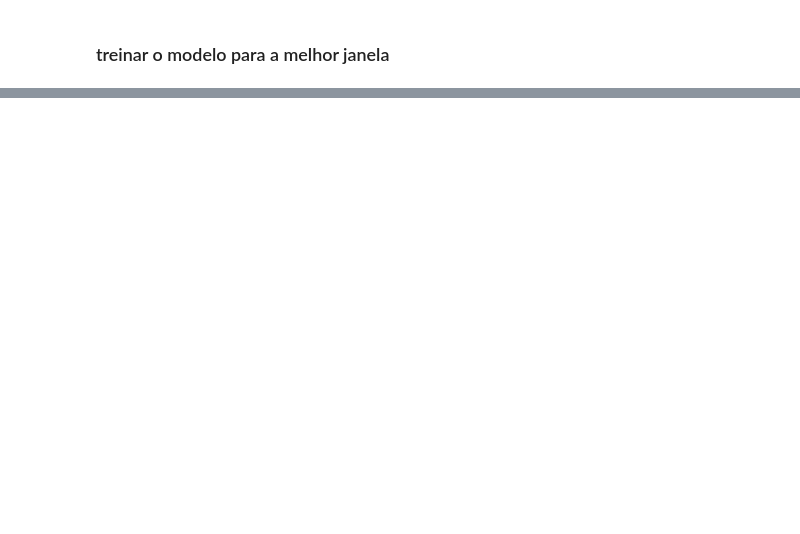
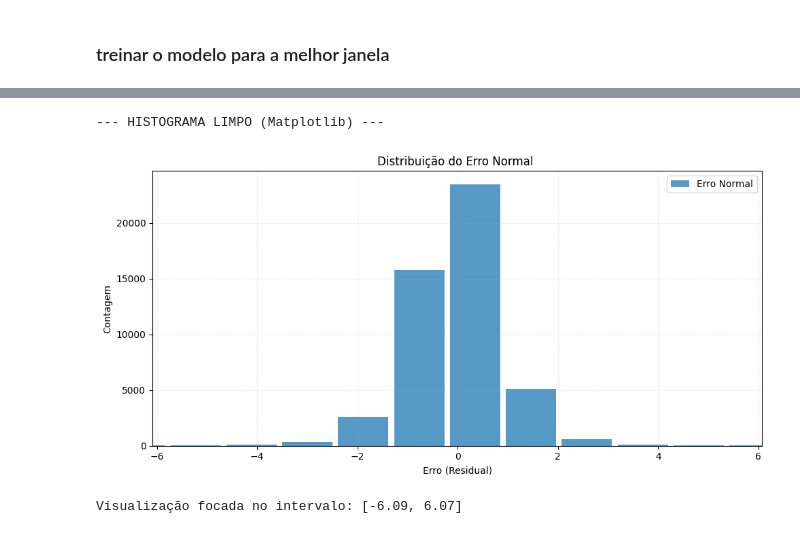
Before and after one commit to andreferraria453/tcdtp1, a Jupyter notebook: exercises/a_ex3_10.ipynb, the cells around one changed output, grey strips where cells are left out. Cells and saved outputs as stored; diff of their text form; code cells hidden in the pictures; blank space fills up the shorter version.

```diff
--- a/exercises/a_ex3_10.ipynb
+++ b/exercises/a_ex3_10.ipynb
@@ -494,0 +374,42 @@ CONCLUSÃO: Como o desvio é enorme, o sistema pode marcar isto como um erro e d
+# %%
+import matplotlib.pyplot as plt
+import numpy as np
+
+print("--- HISTOGRAMA LIMPO (Matplotlib) ---")
+
+# 1. CALCULAR OS RESÍDUOS
+residuals = y_clean_target - y_pred_ideal
+
+# Calcular estatísticas apenas para definir o zoom
+media = np.mean(residuals)
+std = np.std(residuals)
+
+# 2. PLOT
+plt.figure(figsize=(10, 5))
+
+# Histograma
+# bins=100: Garante boa resolução
+# rwidth=0.9: Dá um pequeno espaço entre as barras para leitura fácil
+plt.hist(residuals, bins=100, color='#1f77b4', alpha=0.75, rwidth=0.9, label='Erro Normal')
+
+# 3. DIMINUIR O EIXO X (ZOOM NA DISTRIBUIÇÃO)
+# Focamos em +/- 4 vezes o desvio padrão.
+# Isto corta o espaço vazio nas pontas.
+limite_zoom = 4 * std
+plt.xlim(media - limite_zoom, media + limite_zoom)
+
+# Decoração Simples
+plt.title("Distribuição do Erro Normal ")
+plt.xlabel("Erro (Residual)")
+plt.ylabel("Contagem")
+plt.grid(True, alpha=0.2, linestyle='--')
+plt.legend()
+
+plt.tight_layout()
+plt.show()
+
+print(f"Visualização focada no intervalo: [{media - limite_zoom:.2f}, {media + limite_zoom:.2f}]")
+# %% [output]
+--- HISTOGRAMA LIMPO (Matplotlib) ---
+[figure, added]
+Visualização focada no intervalo: [-6.09, 6.07]
```
Also changed, not shown: parts of 8 cells of this notebook, 22 other files.
